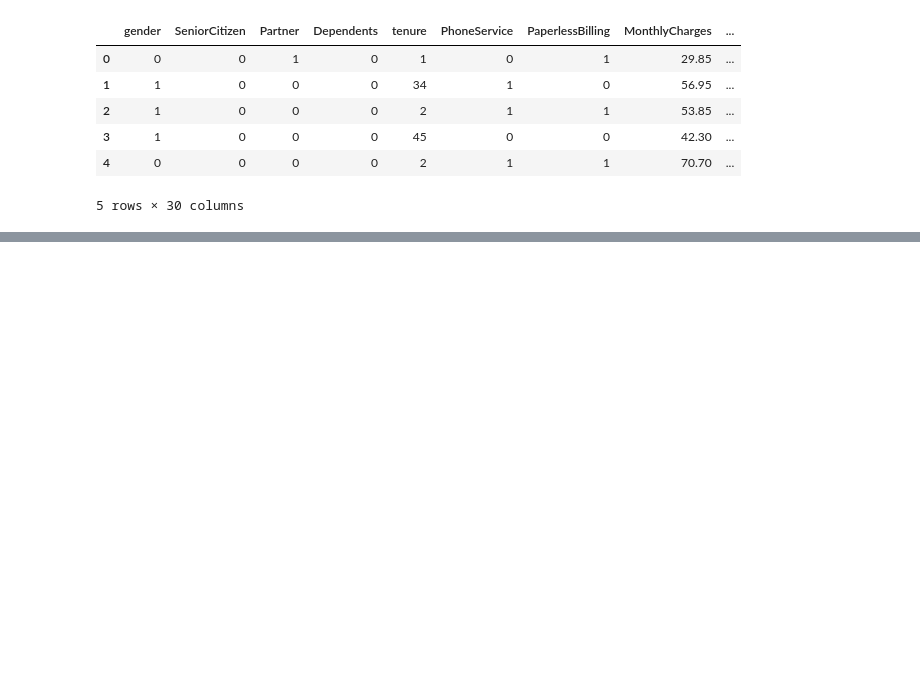
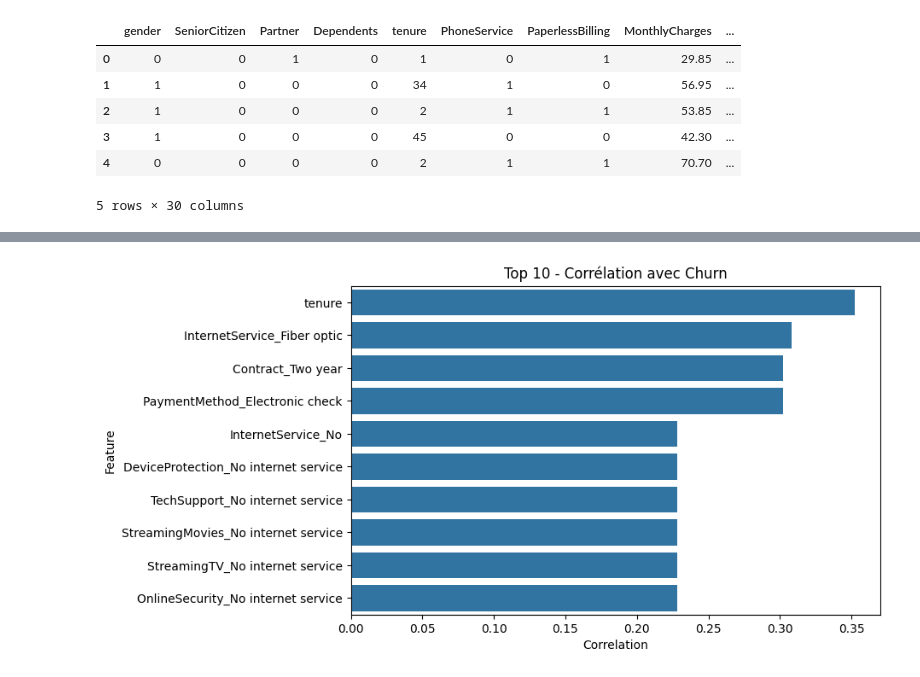
Before and after one commit to GurvanDude/arene-des-algos-Gurvan_Godin, a Jupyter notebook: notebooks/02_arene_des_algos.ipynb, the cells around one changed output, grey strips where cells are left out. Saved outputs shown, nothing was run; the diff lists cells and outputs as text; code cells hidden in the pictures; blank space fills up the shorter version.

```diff
--- a/notebooks/02_arene_des_algos.ipynb
+++ b/notebooks/02_arene_des_algos.ipynb
@@ -635,0 +713,4 @@ df_final.head()
+# %%
+top_corr, top_rf = features_discriminantes(
+    df_final
+)
@@ -635,0 +735,16 @@ df_final.head()
+# %%
+plt.figure(figsize=(8, 5))
+
+sns.barplot(
+    data=top_corr,
+    x="Correlation",
+    y="Feature"
+)
+
+plt.title(
+    "Top 10 - Corrélation avec Churn"
+)
+
+plt.show()
+# %% [output]
+[figure, added]
```
Also changed, not shown: parts of 7 cells of this notebook.
